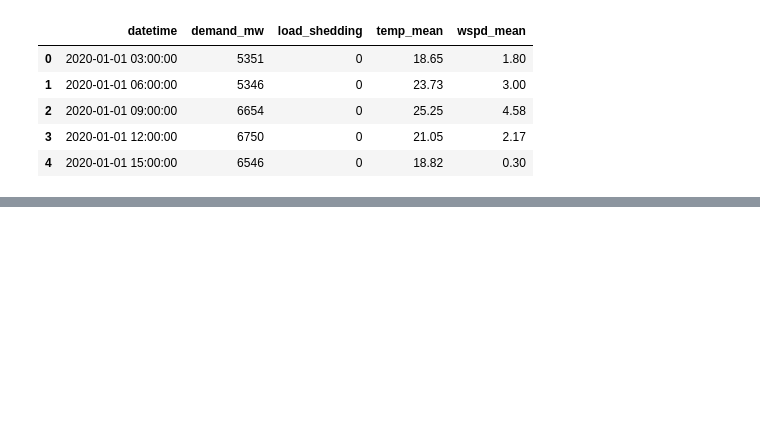
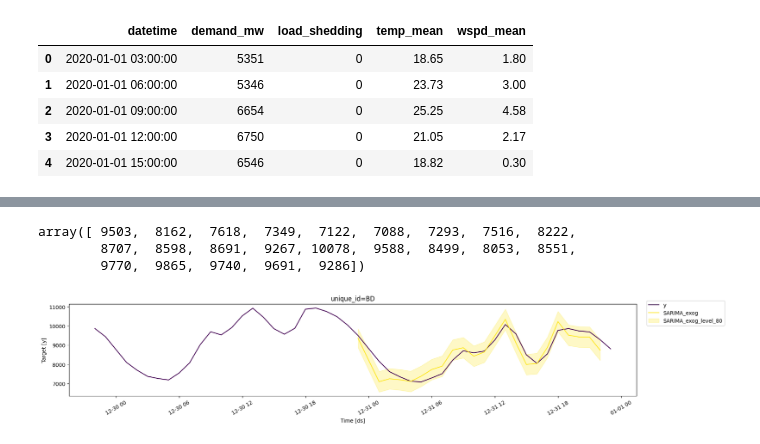
Before and after one commit to mahfuzurrahman8747/Time-series---Electricity-Demand-Forecasting-Hybrid-ML-Framework, a Jupyter notebook: final_model.ipynb, the cells around one changed output, grey strips where cells are left out. Saved outputs shown, nothing was run; the diff lists cells and outputs as text; code cells hidden in the pictures; blank space fills up the shorter version.

Commit message:
Final_model

```diff
--- a/final_model.ipynb
+++ b/final_model.ipynb
@@ -1097,0 +518,15 @@ Name: demand_mw, dtype: float64
+# %%
+df_ext = (
+    df[["datetime", "demand_mw",
+
+        'hour_sin','hour_cos','dow_sin','dow_cos','month_sin','month_cos','doy_sin','doy_cos',
+
+        'load_shedding','temp_mean','wspd_mean',
+
+        'lag1','lag2','lag3','lag6','lag12','lag24','lag48','lag72','lag168','lag336',
+
+        'roll6_mean','roll6_std','roll12_mean','roll12_std','roll24_mean','roll24_std',
+        'roll48_mean','roll48_std','roll168_mean','roll168_std']]
+    .rename(columns={"datetime": "ds", "demand_mw": "y"})
+    .assign(unique_id=df["unique_id"])
+)
@@ -1097,0 +629,9 @@ Name: demand_mw, dtype: float64
+# %%
+models = [
+    AutoARIMA(
+        season_length=24, max_p=2, max_q=2, max_P=1, max_Q=1, max_order=4, approximation=True,alias="SARIMA_exog"
+    )
+]
+
+sf = StatsForecast(models=models, freq="H")
+sf.fit(df=train)
@@ -1097,0 +640,5 @@ Name: demand_mw, dtype: float64
+# %%
+Sarima_exog_preds = sf.predict(h=24, X_df=futr_exog_24,level=[80])
+# %%
+test_df = test.merge(Sarima_exog_preds, on=["unique_id", "ds"], how="left")
+test_df
@@ -1097,0 +697,6 @@ Name: demand_mw, dtype: float64
+# %%
+y_test
+# %% [output]
+array([ 9503,  8162,  7618,  7349,  7122,  7088,  7293,  7516,  8222,
+        8707,  8598,  8691,  9267, 10078,  9588,  8499,  8053,  8551,
+        9770,  9865,  9740,  9691,  9286])
@@ -1097,0 +709,12 @@ Name: demand_mw, dtype: float64
+# %%
+plot_series(
+    df=train,
+    forecasts_df=test_df,
+    id_col="unique_id",
+    max_insample_length=24,
+    models=["SARIMA_exog"],
+    level=[80],
+    palette="viridis"
+)
+# %% [output]
+[figure, added]
```
Also changed, not shown: parts of 79 cells of this notebook, 36 other files.
